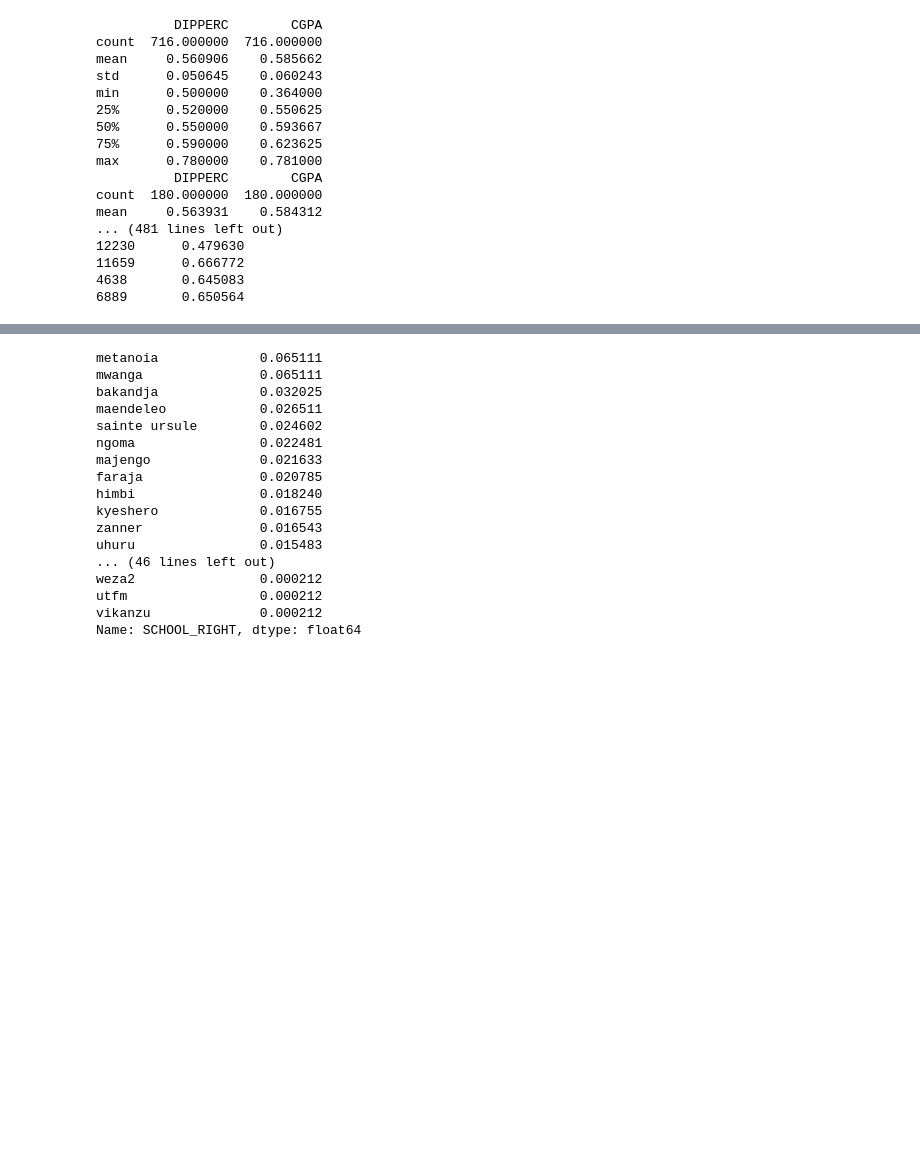
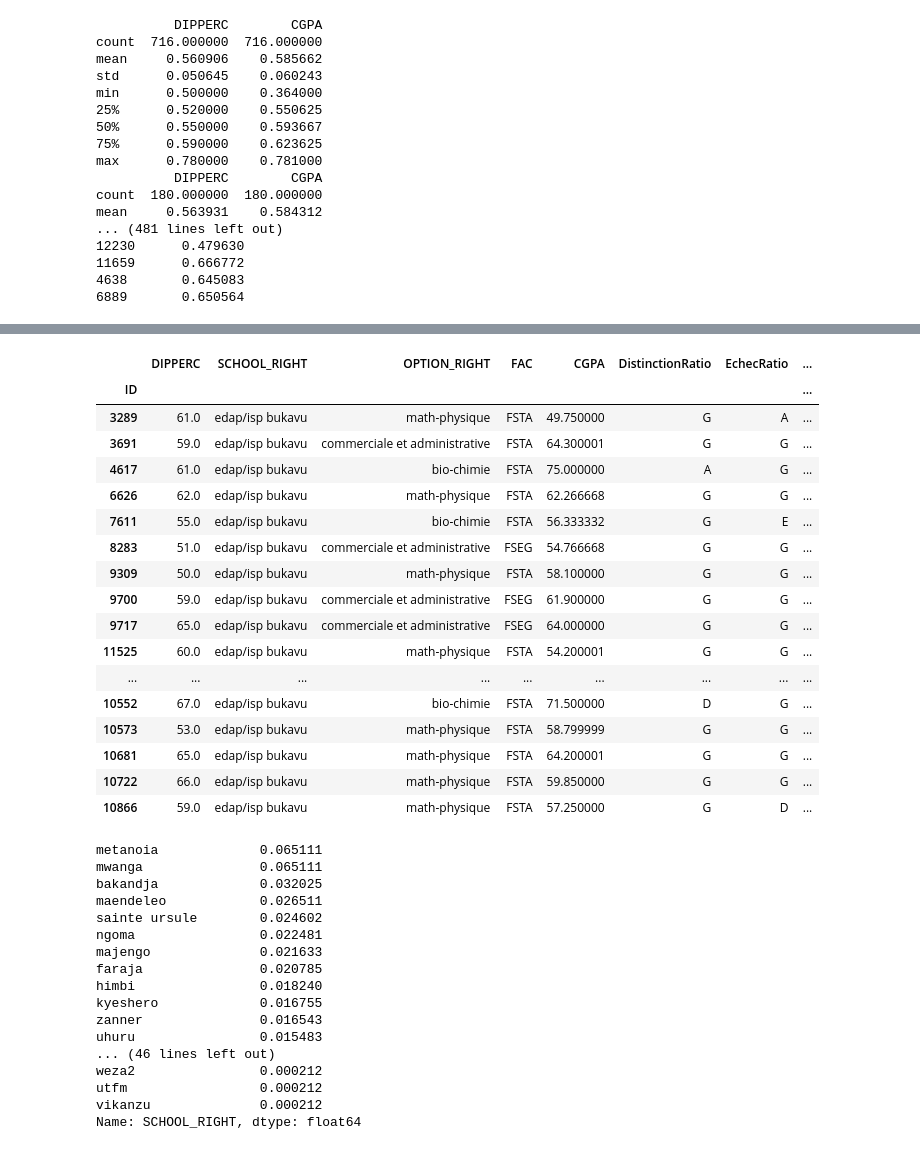
Before and after one commit to espoirMur/Student-Grade-Predictor, a Jupyter notebook: notebook/PredictiveModelTemp.ipynb, the cells around one changed output, grey strips where cells are left out. Cells and saved outputs as stored; diff of their text form; code cells hidden in the pictures; blank space fills up the shorter version.

```diff
--- a/notebook/PredictiveModelTemp.ipynb
+++ b/notebook/PredictiveModelTemp.ipynb
@@ -76,3 +57,24 @@ mean     0.563931    0.584312
+# %%
+dataset.loc[operator.and_(True,operator.and_(True,dataset.SCHOOL_RIGHT=='edap/isp bukavu'))]
+# %% [output]
+|  | DIPPERC | SCHOOL_RIGHT | OPTION_RIGHT | FAC | CGPA | DistinctionRatio | EchecRatio | ... |
+| ID |  |  |  |  |  |  |  | ... |
+| 3289 | 61.0 | edap/isp bukavu | math-physique | FSTA | 49.750000 | G | A | ... |
+| 3691 | 59.0 | edap/isp bukavu | commerciale et administrative | FSTA | 64.300001 | G | G | ... |
+| 4617 | 61.0 | edap/isp bukavu | bio-chimie | FSTA | 75.000000 | A | G | ... |
+| 6626 | 62.0 | edap/isp bukavu | math-physique | FSTA | 62.266668 | G | G | ... |
+| 7611 | 55.0 | edap/isp bukavu | bio-chimie | FSTA | 56.333332 | G | E | ... |
+| 8283 | 51.0 | edap/isp bukavu | commerciale et administrative | FSEG | 54.766668 | G | G | ... |
+| 9309 | 50.0 | edap/isp bukavu | math-physique | FSTA | 58.100000 | G | G | ... |
+| 9700 | 59.0 | edap/isp bukavu | commerciale et administrative | FSEG | 61.900000 | G | G | ... |
+| 9717 | 65.0 | edap/isp bukavu | commerciale et administrative | FSEG | 64.000000 | G | G | ... |
+| 11525 | 60.0 | edap/isp bukavu | math-physique | FSTA | 54.200001 | G | G | ... |
+| ... | ... | ... | ... | ... | ... | ... | ... | ... |
+| 10552 | 67.0 | edap/isp bukavu | bio-chimie | FSTA | 71.500000 | D | G | ... |
+| 10573 | 53.0 | edap/isp bukavu | math-physique | FSTA | 58.799999 | G | G | ... |
+| 10681 | 65.0 | edap/isp bukavu | math-physique | FSTA | 64.200001 | G | G | ... |
+| 10722 | 66.0 | edap/isp bukavu | math-physique | FSTA | 59.850000 | G | G | ... |
+| 10866 | 59.0 | edap/isp bukavu | math-physique | FSTA | 57.250000 | G | D | ... |
 # %%
 final = build_final_dataset(results)
 # %%
```
Also changed, not shown: parts of 1 cell of this notebook, 4 other files.
